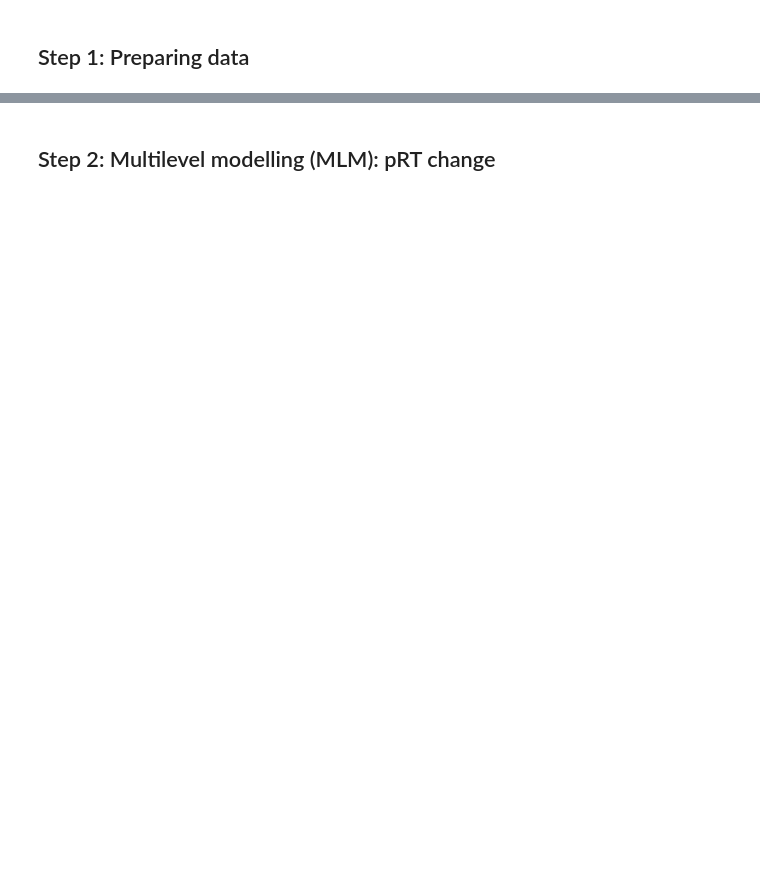
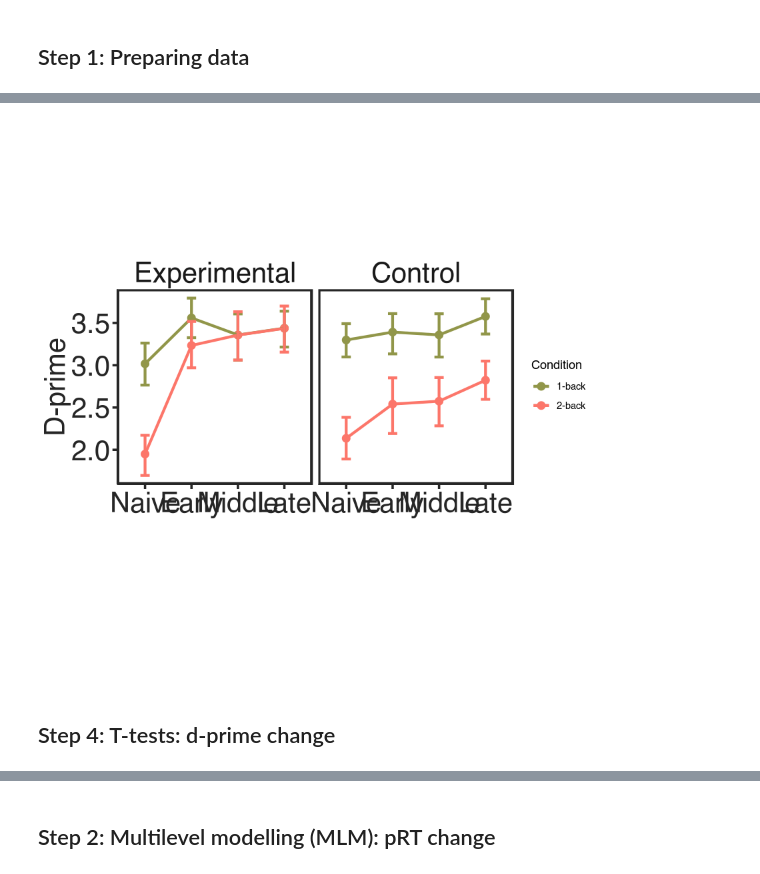
Before and after one commit to kfinc/wm-training-modularity, a Jupyter notebook: 01-behavioral_data_analysis/02-fmri_performance_analysis.ipynb, the cells around one changed output, grey strips where cells are left out. Saved outputs shown, nothing was run; the diff lists cells and outputs as text; code cells hidden in the pictures; blank space fills up the shorter version.

```diff
--- a/01-behavioral_data_analysis/02-fmri_performance_analysis.ipynb
+++ b/01-behavioral_data_analysis/02-fmri_performance_analysis.ipynb
@@ -67,0 +131,21 @@ head(performance)
+# %%
+performance$Group <- factor(performance$Group, levels = c('Experimental', 'Control'))
+
+p <- ggplot(performance, aes(x = Session, y = Dprime, color = Condition)) +
+    stat_summary(fun.y = mean, geom = 'point', size = 3) +
+    stat_summary(fun.y = mean, geom = 'line', size = 1.2, aes(group = Condition)) +
+    stat_summary(fun.data = mean_cl_boot, geom = 'errorbar', width = 0.2, size = 1.2) +
+    scale_colour_manual(values=c('#919649', '#fc766a')) +
+    theme_training +
+    ylab('D-prime') +
+    xlab('') +
+    facet_wrap('~Group')
+
+p
+
+#ggsave("figures/dprime_lineplot.pdf", plot = p, width = 12, height = 6, dpi = 300)
+# %% [output]
+[figure, added]
+# %% [markdown]
+Step 4: T-tests: d-prime change
+----------------------------------------------------
```
Also changed, not shown: parts of 39 cells of this notebook.
